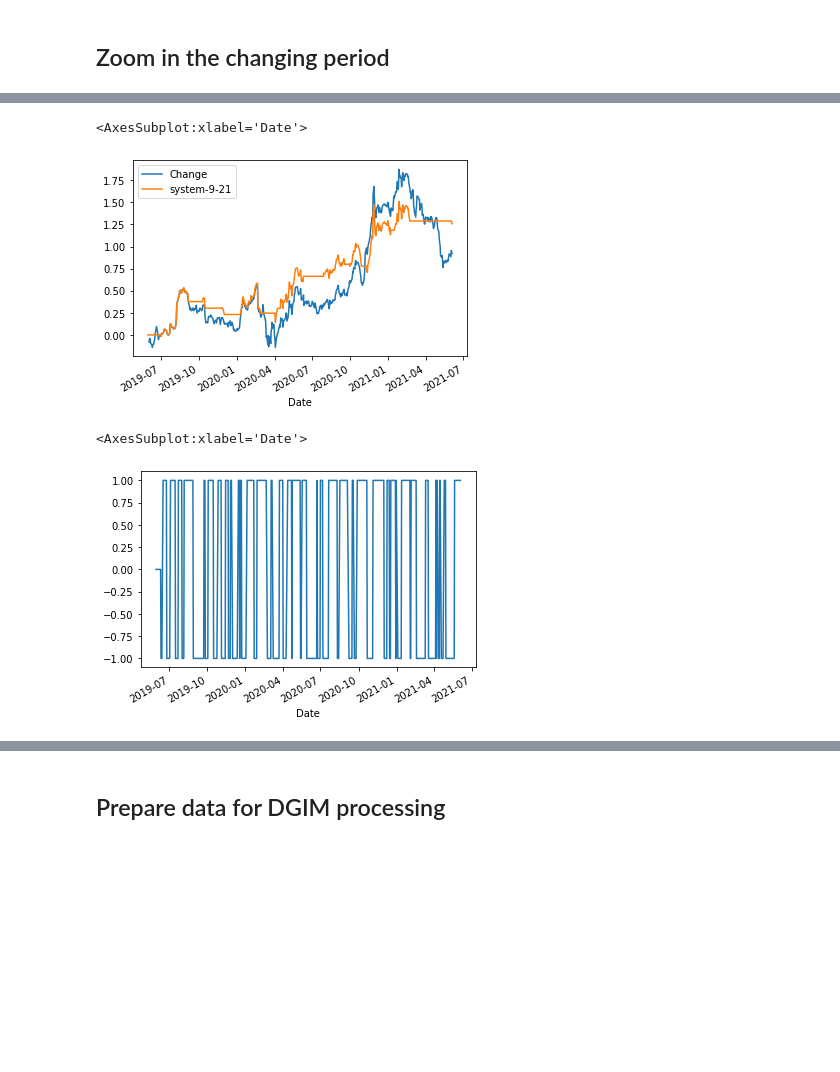
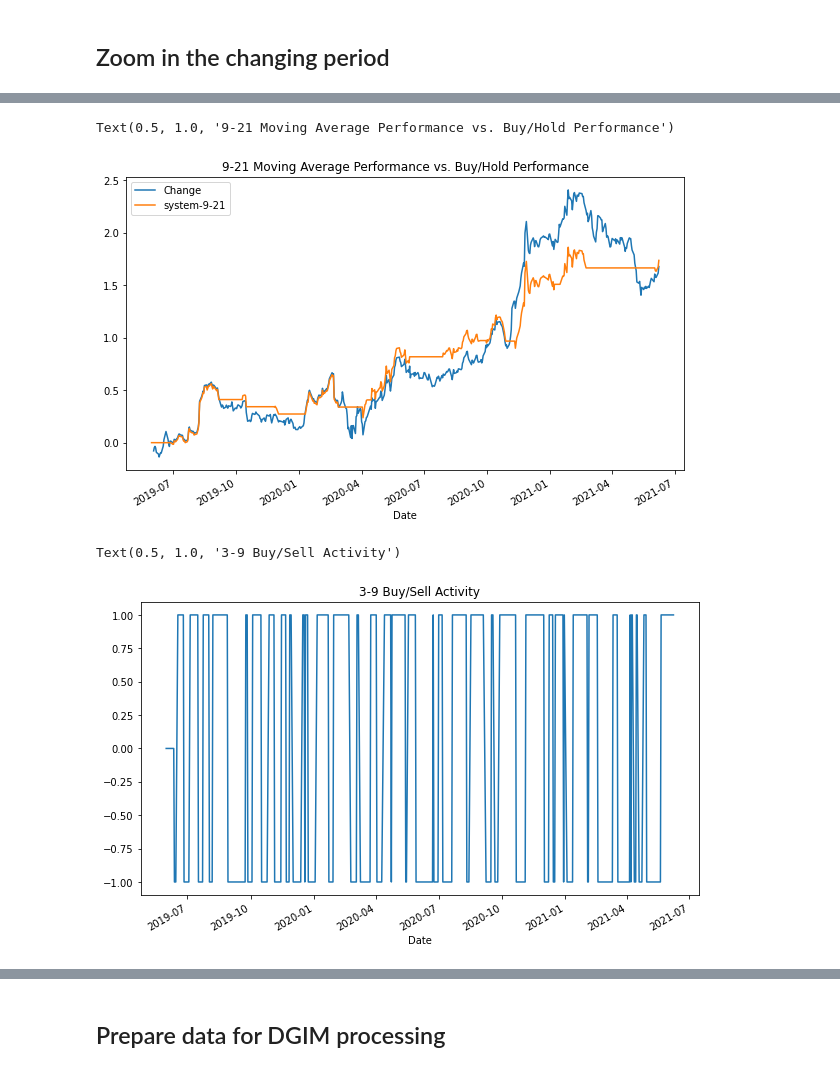
Before and after one commit to bhiln/stock-market-trends, a Jupyter notebook: DGIM/APPN-DGIM.ipynb, the cells around one changed output, grey strips where cells are left out. Cells and saved outputs as stored; diff of their text form; code cells hidden in the pictures; blank space fills up the shorter version.

```diff
--- a/DGIM/APPN-DGIM.ipynb
+++ b/DGIM/APPN-DGIM.ipynb
@@ -7,7 +7,8 @@ import pandas_datareader as pdr
 # %% [markdown]
 ## Load Appian Stock Data
 # %%
-appn = pdr.get_data_yahoo('APPN','2019-05-31')
+date = '2019-05-31'
+appn = pdr.get_data_yahoo('APPN',date)
 appn.drop('Adj Close', axis=1, inplace=True)
 appn.head()
 # %% [output]
@@ -22,7 +23,7 @@ appn.head()
 appn['3-day'] = appn['Close'].rolling(3).mean()
 appn['9-day'] = appn['Close'].rolling(9).mean()
 appn['21-day'] = appn['Close'].rolling(21).mean()
-appn['Change'] = np.log(appn.Close / appn.Close.shift())
+appn['Change'] = (appn.Close-appn.Close.shift())/appn.Close.shift()
 appn.tail()
 # %% [output]
 |  | High | Low | Open | Close | Volume | 3-day | 9-day | 21-day | Change |
@@ -69,19 +73,21 @@ appn['position-9-21'].plot()
 # %%
 # Whether we are making money with this system
 appn['system-9-21'] = np.where(appn['position-9-21'] > 0, appn['position-9-21']* appn['Change'],0)
-appn[['Change','system-9-21']].cumsum().plot()
+appn[['Change','system-9-21']].cumsum().plot(figsize=(10,6))
+plt.title("9-21 Moving Average Performance vs. Buy/Hold Performance")
 # %% [output]
-<AxesSubplot:xlabel='Date'>
+Text(0.5, 1.0, '9-21 Moving Average Performance vs. Buy/Hold Performance')
-[figure, old version]
+[figure, new version]
 # %%
 # When the faster moving average is moving above the slower one, indicates time to buy
 appn['position-3-9'] = np.where(appn['3-day'] > appn['9-day'], 1,0)
 # When the faster moving average is moving below the slower one, indicates time to sell
 appn['position-3-9'] = np.where(appn['3-day'] < appn['9-day'],-1,appn['position-3-9'])
-appn['position-3-9'].plot()
+appn['position-3-9'].plot(figsize=(10,6))
+plt.title("3-9 Buy/Sell Activity")
 # %% [output]
-<AxesSubplot:xlabel='Date'>
+Text(0.5, 1.0, '3-9 Buy/Sell Activity')
-[figure, old version]
+[figure, new version]
 # %%
 # Whether we are making money with this system
 appn['system-3-9'] = np.where(appn['position-3-9'] > 0, appn['position-3-9']* appn['Change'],0)
```
Also changed, not shown: parts of 34 cells of this notebook, 2 other files.
